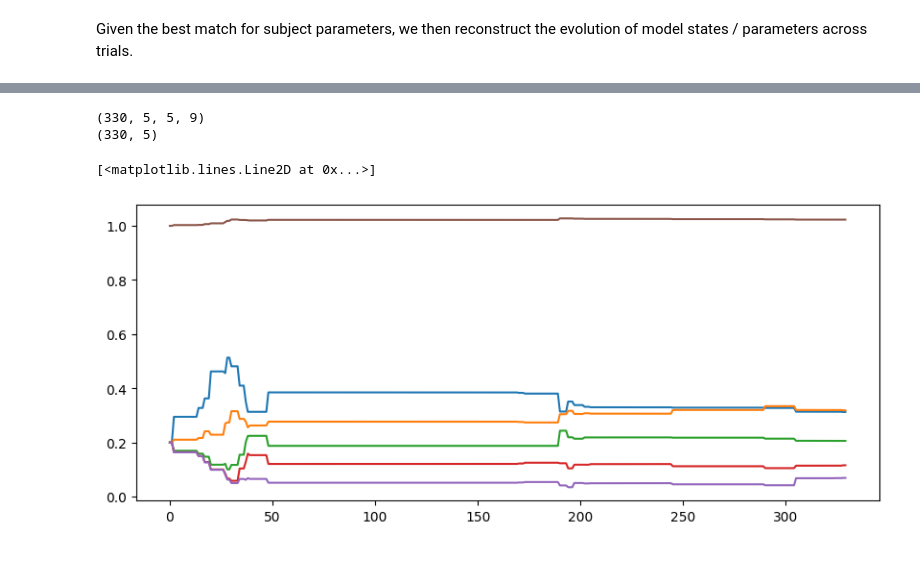
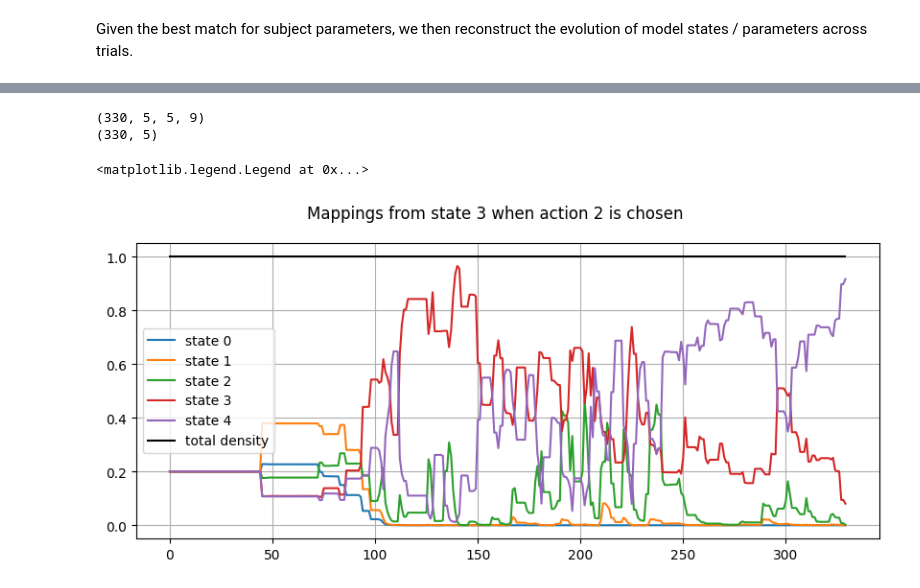
Before and after one commit to Erresthor/Behavioural_analog_to_BCI_training, a Jupyter notebook: computational_modeling_307_gen_lat_ql.ipynb, the cells around one changed output, grey strips where cells are left out. Drawn from its saved outputs; the diff is of its cells as text; code cells hidden in the pictures; blank space fills up the shorter version.

```diff
--- a/computational_modeling_307_gen_lat_ql.ipynb
+++ b/computational_modeling_307_gen_lat_ql.ipynb
@@ -176,7 +151,7 @@ Trial 9
 Generate some synthetic data for the model we're interested in :
 # %%
 
-GT_latql_agent_hyperparameters = {
+GT_genlatql_agent_hyperparameters = {
     "angle":{
         "alpha_+":0.2,
         "alpha_-":0.2,
@@ -185,37 +160,38 @@ GT_latql_agent_hyperparameters = {
         "beta_ck" : 2.0,
         "transition_alpha" : 0.5,
         "perception_sigma" : 0.2,
+        "gamma_generalize" : 1.0
     },
     "position":{
         "alpha_+":0.2,
         "alpha_-":0.2,
         "beta" :30.0,
         "alpha_ck" : 0.05,
-        "beta_ck" : 0.0,
+        "beta_ck" : 2.0,
         "transition_alpha" : 0.5,
         "perception_sigma" : 0.2,
+        "gamma_generalize" : 1.0
     },
     "distance":{
         "alpha_+":0.2,
         "alpha_-":0.2,
         "beta" : 30.0,
         "alpha_ck" : 0.05,
-        "beta_ck" : 0.0,
+        "beta_ck" : 2.0,
         "transition_alpha" : 0.5,
         "perception_sigma" : 0.2,
+        "gamma_generalize" : 1.0
     }
 }
 
 n_trials = 30
-SYNTHETIC_DATA = generate_synthetic_data(ENVIRONMENT,latQL_agent(GT_latql_agent_hyperparameters,models_constants),
+SYNTHETIC_DATA = generate_synthetic_data(ENVIRONMENT,gen_latQL_agent(GT_genlatql_agent_hyperparameters,models_constants),
                                          n_trials=n_trials,seed = 1,verbose = True)
 (formatted_stimuli,bool_stimuli,rewards,true_actions,tmtsp) = SYNTHETIC_DATA
 
 
 # Optimal likelihood for the data (the best predictive power we should be able to achieve ):
-(lls,ces),predictions,model_variables = compute_loglikelihood(SYNTHETIC_DATA,latQL_agent(GT_latql_agent_hyperparameters,models_constants),"sum",return_params=True)
-# final_parameters,predicted_actions,state_history = compute_predicted_actions(SYNTHETIC_DATA,latQL_agent(GT_latql_agent_hyperparameters,models_constants))
-# model_states,other_data = state_history
+(lls,ces),predictions,model_variables = compute_loglikelihood(SYNTHETIC_DATA,gen_latQL_agent(GT_genlatql_agent_hyperparameters,models_constants),"sum",return_params=True)
 
 predicted_actions,final_parameters = predictions
 model_states,data = model_variables
@@ -367,6 +343,7 @@ feature_range_tree ={
         "beta_ck" :jnp.array([0,10]),
         "transition_alpha":jnp.array([-10,10]),
         "perception_sigma":jnp.array([0,5]),
+        "gamma_generalize" : jnp.array([0,5]),
     },
     "position":{
         "alpha_+":jnp.array([-10,10]),
@@ -376,6 +353,7 @@ feature_range_tree ={
         "beta_ck" :jnp.array([0,50]),
         "transition_alpha":jnp.array([-10,10]),
         "perception_sigma":jnp.array([0,5]),
+        "gamma_generalize" : jnp.array([0,5]),
     },
     "distance":{
         "alpha_+":jnp.array([-10,10]),
@@ -385,9 +363,11 @@ feature_range_tree ={
         "beta_ck" :jnp.array([0,50]),
         "transition_alpha":jnp.array([-10,10]),
         "perception_sigma":jnp.array([0,5]),
+        "gamma_generalize" : jnp.array([0,5]),
+
     }
 }
-static_agent = partial(latQL_agent,constants= models_constants)
+static_agent = partial(gen_latQL_agent,constants= models_constants)
 
 all_fin_params,(gt_mle,all_losses,all_param_histories),encoding_function = fit_mle_agent(SYNTHETIC_DATA,
                             static_agent,feature_range_tree,jax.random.PRNGKey(0),
@@ -403,7 +383,7 @@ for i,key in enumerate(cross_entropies.keys()):
     axs[i].set_title(key)
     for head in range(100):
         axs[i].plot(cross_entropies[key][head].flatten())
-    axs[i].set_ylim(ymax=0.0)
+    axs[i].set_ylim(ymax=0.0,ymin=-5)
     axs[i].grid()
 plt.show()
 # %% [output]
@@ -478,20 +458,23 @@ for t in [10+i for i in range(10)]:
 # %%
 # Let's focus on a single part of the learnt action mapping : the mapping from state i and action u :
 
 print(one_training_episode_learnt_transitions.shape)
 
-i = 1
-u = 0
+i = 3
+u = 2
 am = one_training_episode_learnt_transitions[:,:,i,u]
 print(am.shape)
 
 
 fig,ax = plt.subplots(figsize=(10,4))
+fig.suptitle("Mappings from state {} when action {} is chosen".format(i,u))
 for s in range(am.shape[-1]):
-    ax.plot(am[:,s])
-ax.plot(np.sum(am,axis=-1))
+    ax.plot(am[:,s],label="state {}".format(s))
+ax.plot(np.sum(am,axis=-1),color="black",label="total density")
+ax.grid()
+ax.legend()
 # %% [output]
 (330, 5, 5, 9)
 (330, 5)
-[<matplotlib.lines.Line2D at 0x...>]
+<matplotlib.legend.Legend at 0x...>
-[figure, old version]
+[figure, new version]
```
Also changed, not shown: parts of 6 cells of this notebook, 5 other files.
